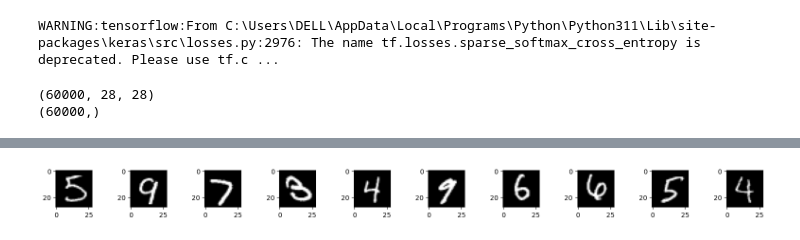
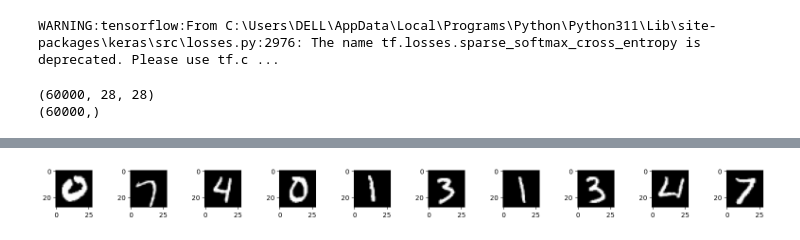
Before and after one commit to AaryanDahal17/Digit-Classifier-selfwritten-NeuralNetwork, a Jupyter notebook: digit_classifier.ipynb, the cells around one changed output, grey strips where cells are left out. Saved outputs shown, nothing was run; the diff lists cells and outputs as text; code cells hidden in the pictures.

```diff
--- a/digit_classifier.ipynb
+++ b/digit_classifier.ipynb
@@ -59,11 +52,11 @@ predictions = model.predict(x_test[15:25])
 predicted_labels = [tf.argmax(pred).numpy() for pred in predictions]
 # %%
 plt.figure(figsize=(20, 1))
-for i,j in enumerate(range(15,25)):
+for i,j in enumerate(range(25,35)):
     plt.subplot(1,10,i+1)
     plt.imshow(x_test[j],cmap = 'gray')
 # %% [output]
-[figure, old version]
+[figure, new version]
 # %%
 print(predicted_labels)
 # %% [output]
```
Also changed, not shown: parts of 21 cells of this notebook.
